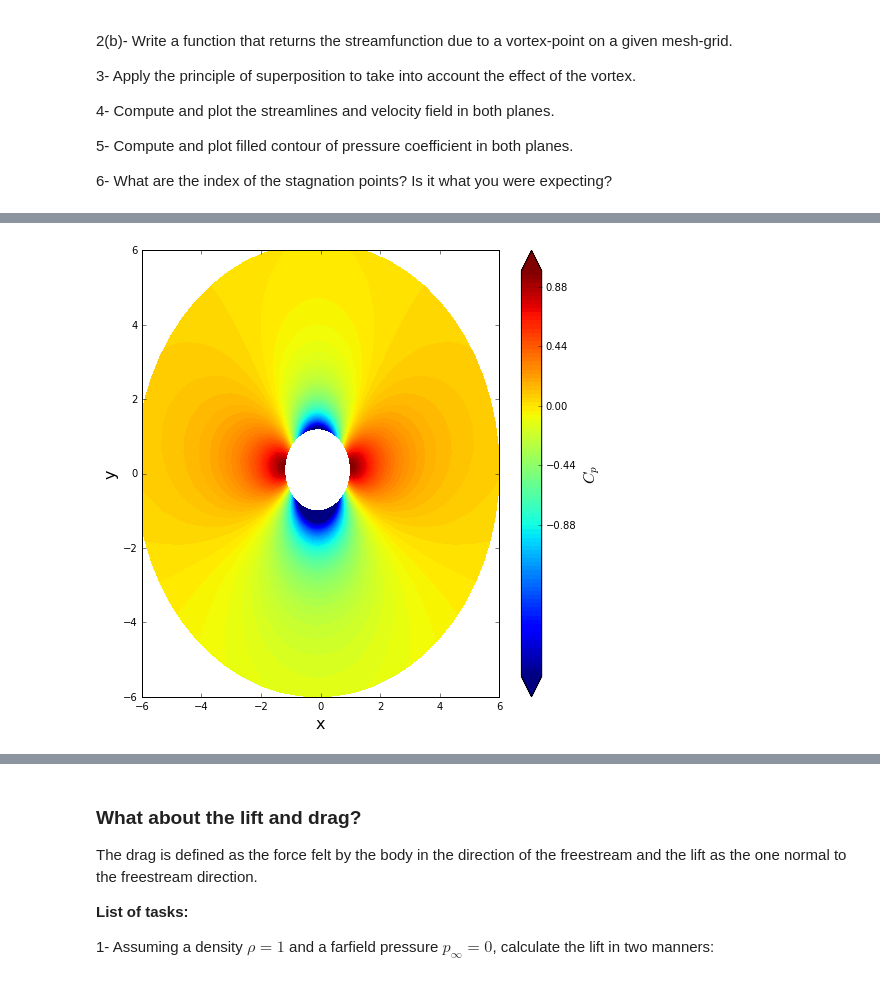
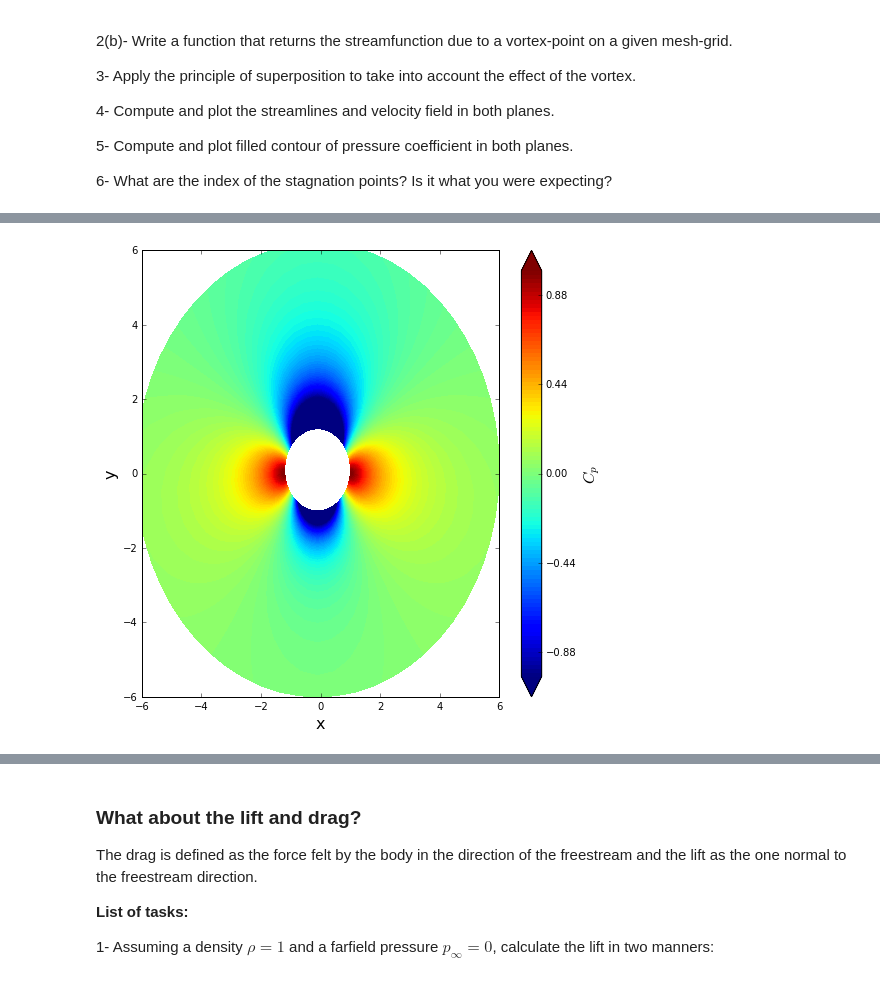
Before and after one commit to liu19941121/mae6226-work, a Jupyter notebook: midterm/midterm.ipynb, the cells around one changed output, grey strips where cells are left out. Cells and saved outputs as stored; diff of their text form; code cells hidden in the pictures.

```diff
--- a/midterm/midterm.ipynb
+++ b/midterm/midterm.ipynb
@@ -449,6 +462,6 @@ We need to satisfy the [Kutta condition](http://en.wikipedia.org/wiki/Kutta_cond
 # %%
 # Use this cell to write your functions.
 # 1
-gamma = -1*4*math.pi*R*numpy.sin(theta)
+gamma = -1*4*math.pi*R*numpy.sin(-theta)
 print('gamma = ', gamma)
 # %% [output]
@@ -533,19 +546,19 @@ pyplot.quiver(z_2.real, z_2.imag, u_4, v_4, units='xy',pivot='tip', width=0.01,
 # %%
 cp_3 = 1.0 - (u_3**2+v_3**2)/u_inf**2
 
 # plot the pressure coefficient field in the z-plane
 size = 8
 pyplot.figure(figsize=(size, size))
 pyplot.xlabel('x', fontsize=16)
 pyplot.ylabel('y', fontsize=16)
 pyplot.xlim(-6.0, 6.0)
 pyplot.ylim(-6.0, 6.0)
-contf = pyplot.contourf(x_1, y_1, cp_3, levels=numpy.linspace(-2.0, 1.0, 100), extend='both')
+contf = pyplot.contourf(x_1, y_1, cp_3, levels=numpy.linspace(-1.0, 1.0, 100), extend='both')
 cbar = pyplot.colorbar(contf)
 cbar.set_label('$C_p$', fontsize=16)
 cbar.set_ticks([-0.88, -0.44, 0.0, 0.44, 0.88])
 # %% [output]
-[figure, old version]
+[figure, new version]
 # %%
 cp_4 = 1.0 - (u_4**2 + v_4**2)/u_inf**2
 
```
Also changed, not shown: parts of 13 cells of this notebook.
